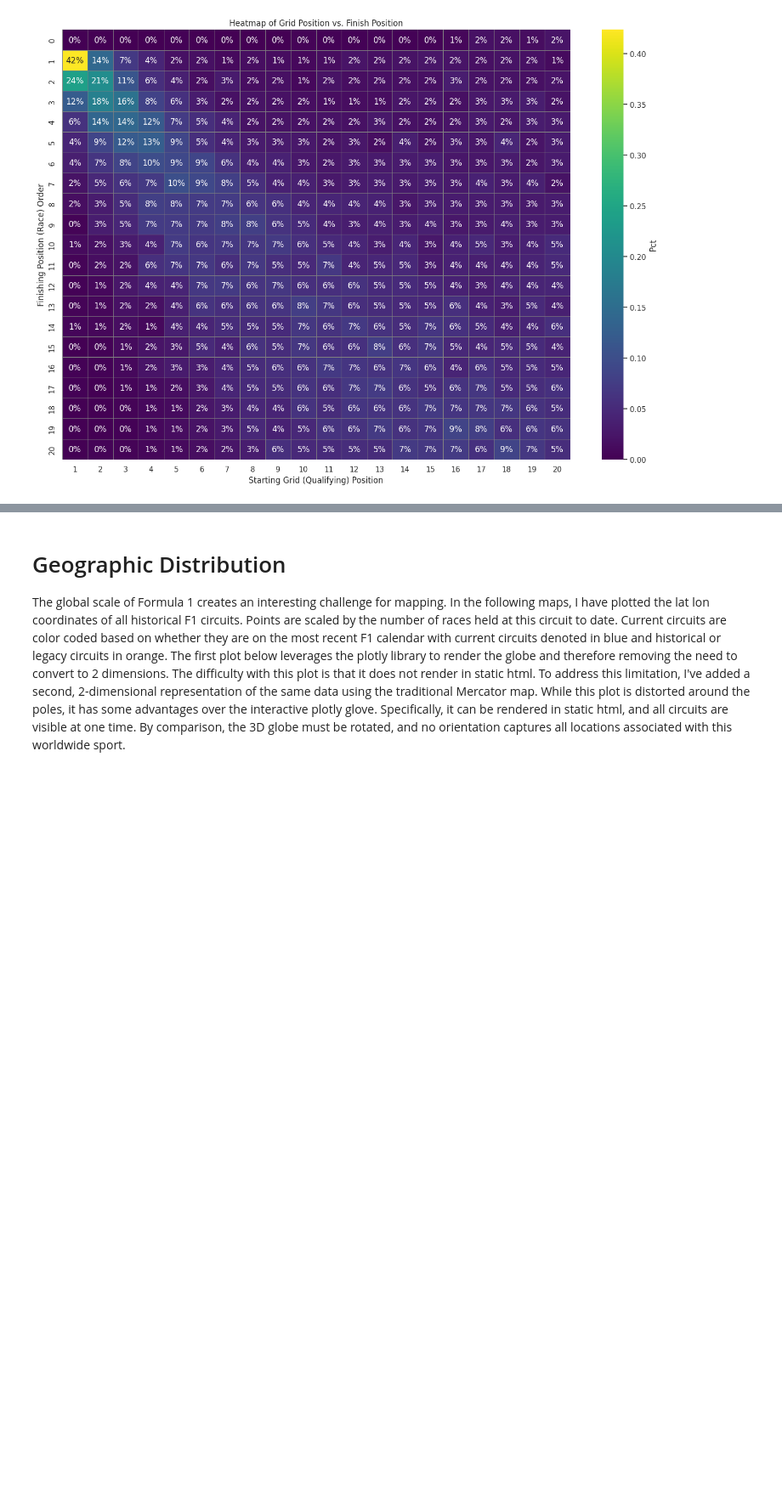
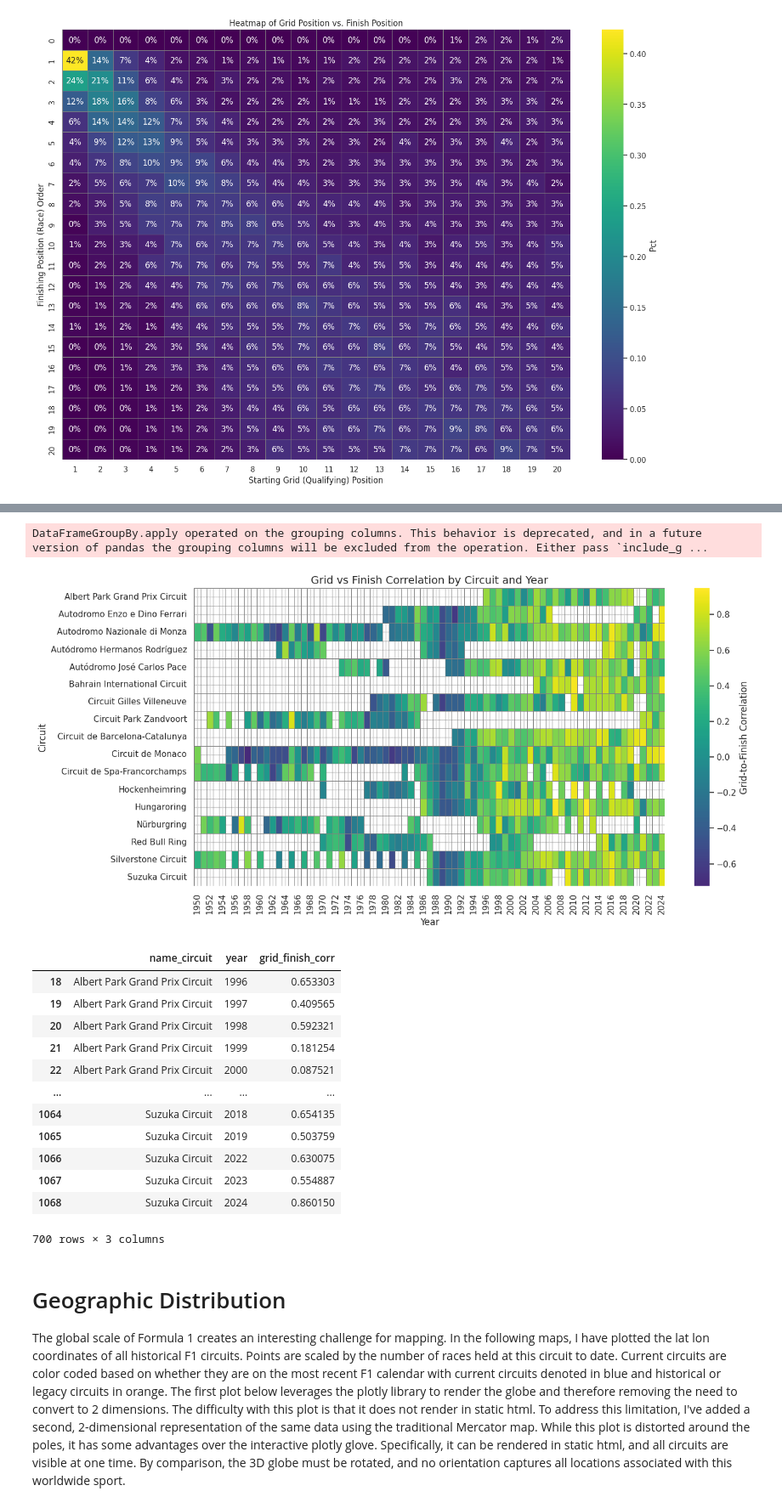
Before and after one commit to davidgoins236/data_viz_final_project, a Jupyter notebook: data_viz_final_project.ipynb, the cells around one changed output, grey strips where cells are left out. Shown at 85% size. Saved outputs shown, nothing was run; the diff lists cells and outputs as text; code cells hidden in the pictures; blank space fills up the shorter version.

```diff
--- a/data_viz_final_project.ipynb
+++ b/data_viz_final_project.ipynb
@@ -954,3 +1025,52 @@ constructor_results
+# %%
+# Calculate correlation grouped by circuit and year
+corr_df = combined_results_df.groupby(['name_circuit', 'year']).apply(
+    lambda g: g[['grid', 'positionOrder']].corr().iloc[0, 1]
+).reset_index(name='grid_finish_corr')
+
+
+# Total number of races per circuit (across all years)
+circuit_totals = combined_results_df.groupby('name_circuit')['raceId'].nunique().reset_index(name='total_races')
+circuit_totals = circuit_totals.query("total_races > 20")
+filter_list = circuit_totals['name_circuit'].to_list()
+
+corr_df=corr_df.query("name_circuit.isin(@filter_list)")
+
+heatmap_df = corr_df.pivot(index='name_circuit', columns='year', values='grid_finish_corr')
+
+plt.figure(figsize=(14, len(heatmap_df)*0.4))
+sns.heatmap(
+    heatmap_df,
+    cmap='viridis',
+    center=0,
+    annot=False,
+    linewidths=0.5,
+    linecolor='gray',
+    cbar_kws={'label': 'Grid-to-Finish Correlation'}
+)
+
+plt.title("Grid vs Finish Correlation by Circuit and Year", fontsize=14)
+plt.xlabel("Year", fontsize=12)
+plt.ylabel("Circuit", fontsize=12)
+plt.tight_layout()
+plt.show()
+corr_df
+# %% [output]
+DataFrameGroupBy.apply operated on the grouping columns. This behavior is deprecated, and in a future version of pandas the grouping columns will be excluded from the operation. Either pass `include_g ...
+[figure, added]
+|  | name_circuit | year | grid_finish_corr |
+| 18 | Albert Park Grand Prix Circuit | 1996 | 0.653303 |
+| 19 | Albert Park Grand Prix Circuit | 1997 | 0.409565 |
+| 20 | Albert Park Grand Prix Circuit | 1998 | 0.592321 |
+| 21 | Albert Park Grand Prix Circuit | 1999 | 0.181254 |
+| 22 | Albert Park Grand Prix Circuit | 2000 | 0.087521 |
+| ... | ... | ... | ... |
+| 1064 | Suzuka Circuit | 2018 | 0.654135 |
+| 1065 | Suzuka Circuit | 2019 | 0.503759 |
+| 1066 | Suzuka Circuit | 2022 | 0.630075 |
+| 1067 | Suzuka Circuit | 2023 | 0.554887 |
+| 1068 | Suzuka Circuit | 2024 | 0.860150 |
+700 rows × 3 columns
 # %% [markdown]
 # Geographic Distribution
 
```
Also changed, not shown: parts of 11 cells of this notebook.
